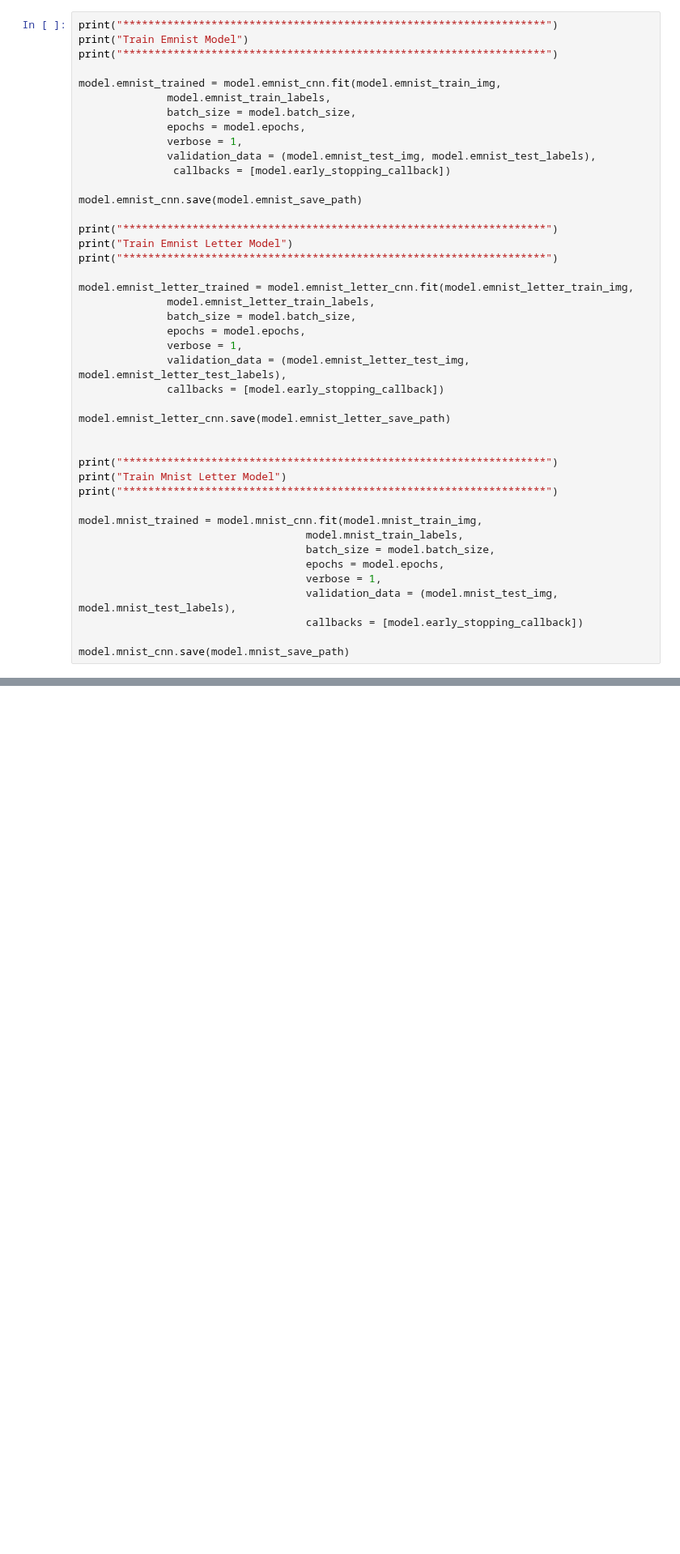
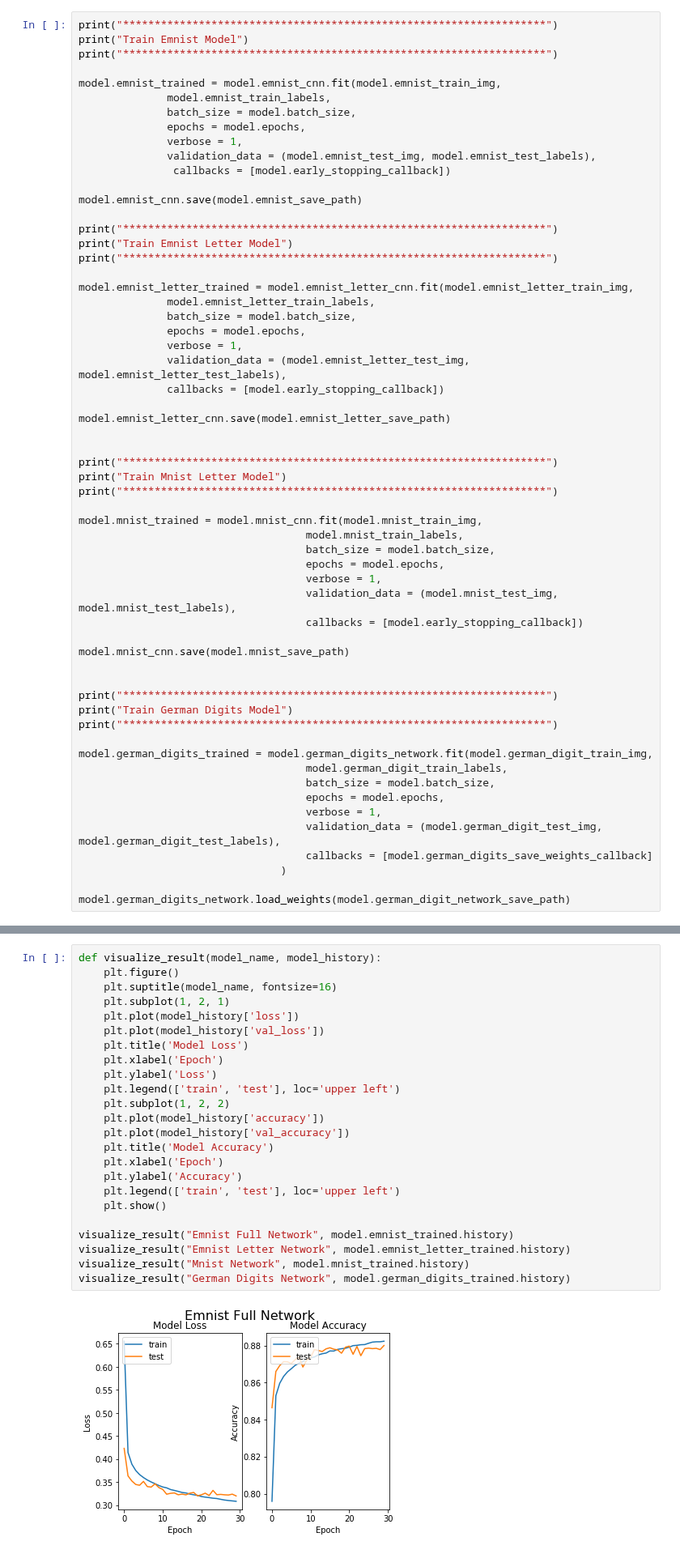
Before and after one commit to SimonStiegler/CRV_Postleitzahlerkennung, a Jupyter notebook: neural_network/main.ipynb, the cells around one changed output, grey strips where cells are left out. Shown at 81% size. Cells and saved outputs as stored; diff of their text form; blank space fills up the shorter version.

```diff
--- a/neural_network/main.ipynb
+++ b/neural_network/main.ipynb
@@ -243,4 +277,20 @@ model.mnist_trained = model.mnist_cnn.fit(model.mnist_train_img,
                                     callbacks = [model.early_stopping_callback])
 
 model.mnist_cnn.save(model.mnist_save_path)
+
+
+print("*******************************************************************")
+print("Train German Digits Model")
+print("*******************************************************************")
+
+model.german_digits_trained = model.german_digits_network.fit(model.german_digit_train_img,
+                                    model.german_digit_train_labels,
+                                    batch_size = model.batch_size,
+                                    epochs = model.epochs,
+                                    verbose = 1,
+                                    validation_data = (model.german_digit_test_img, model.german_digit_test_labels),
+                                    callbacks = [model.german_digits_save_weights_callback]
+                                )
+
+model.german_digits_network.load_weights(model.german_digit_network_save_path)
 # %% [output]
@@ -325,0 +314,26 @@ Mnist Network
+# %%
+def visualize_result(model_name, model_history):
+    plt.figure()
+    plt.suptitle(model_name, fontsize=16)
+    plt.subplot(1, 2, 1)
+    plt.plot(model_history['loss'])
+    plt.plot(model_history['val_loss'])
+    plt.title('Model Loss')
+    plt.xlabel('Epoch')
+    plt.ylabel('Loss')
+    plt.legend(['train', 'test'], loc='upper left')
+    plt.subplot(1, 2, 2)
+    plt.plot(model_history['accuracy'])
+    plt.plot(model_history['val_accuracy'])
+    plt.title('Model Accuracy')
+    plt.xlabel('Epoch')
+    plt.ylabel('Accuracy')
+    plt.legend(['train', 'test'], loc='upper left')
+    plt.show()
+
+visualize_result("Emnist Full Network", model.emnist_trained.history)
+visualize_result("Emnist Letter Network", model.emnist_letter_trained.history)
+visualize_result("Mnist Network", model.mnist_trained.history)
+visualize_result("German Digits Network", model.german_digits_trained.history)
+# %% [output]
+[figure, added]
```
Also changed, not shown: parts of 14 cells of this notebook, 10 other files.
